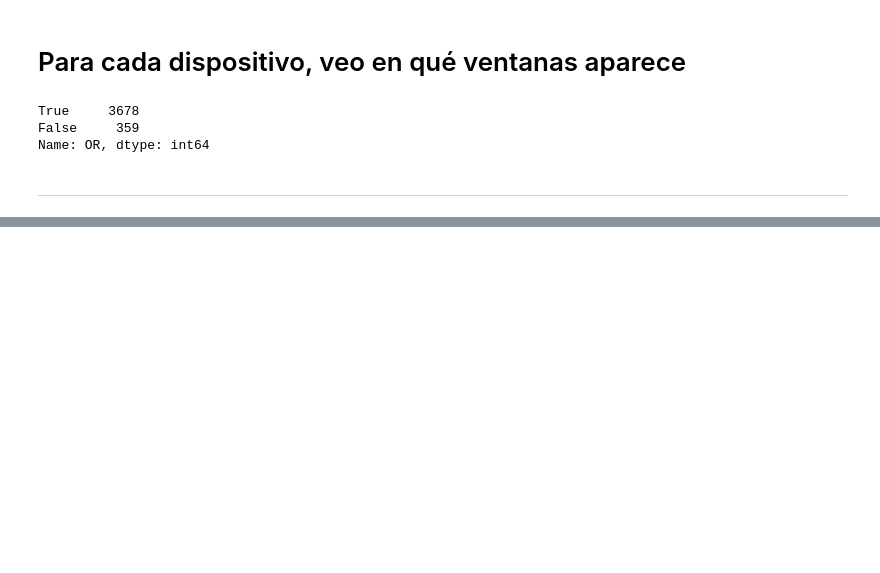
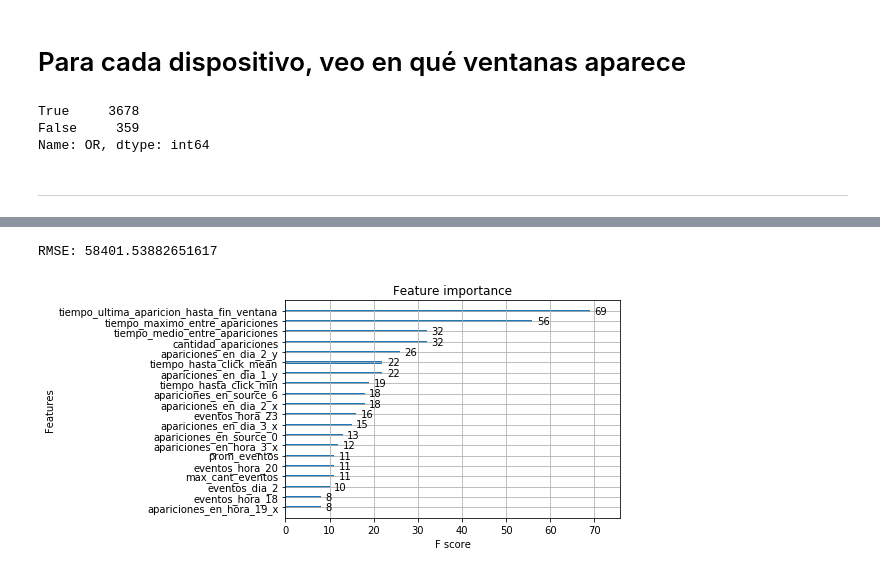
Before and after one commit to mateoicalvo/7506, a Jupyter notebook: tp2/modelo/algoritmos/pruebas.ipynb, the cells around one changed output, grey strips where cells are left out. Cells and saved outputs as stored; diff of their text form; code cells hidden in the pictures; blank space fills up the shorter version.

```diff
--- a/tp2/modelo/algoritmos/pruebas.ipynb
+++ b/tp2/modelo/algoritmos/pruebas.ipynb
@@ -58,0 +120,15 @@ Name: OR, dtype: int64
+# %%
+# fit model on all training data
+model = xgb.XGBRegressor()
+model.fit(X_train, y_train)
+# make predictions for test data and evaluate
+y_pred = model.predict(X_test)
+
+rmse = mean_squared_error(y_test, y_pred)
+print("RMSE: {}".format(sqrt(rmse)))
+
+xgb.plot_importance(model, max_num_features=20)
+pyplot.show()
+# %% [output]
+RMSE: 58401.53882651617
+[figure, added]
```
Also changed, not shown: parts of 11 cells of this notebook, 1 other file.
